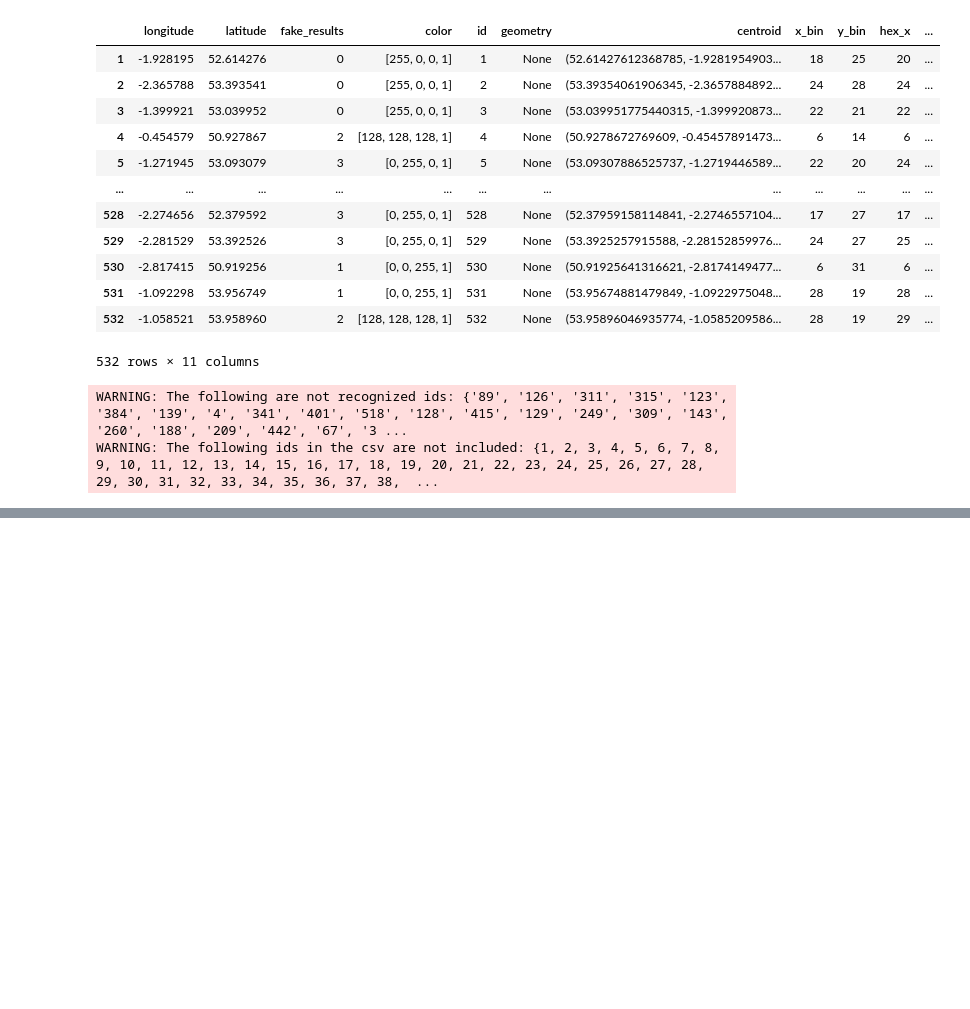
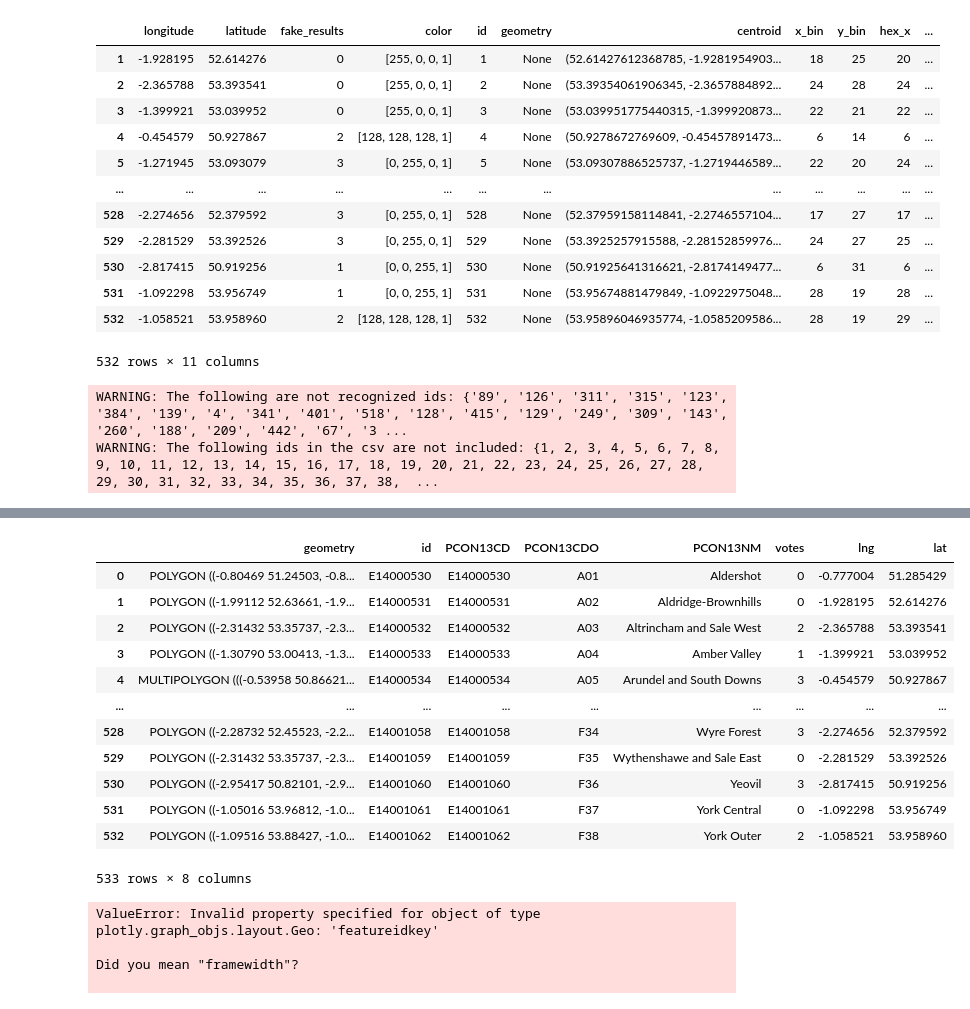
Before and after one commit to willgreen93/UK_election, a Jupyter notebook: interface/interface_new.ipynb, the cells around one changed output, grey strips where cells are left out. Saved outputs shown, nothing was run; the diff lists cells and outputs as text; code cells hidden in the pictures; blank space fills up the shorter version.

```diff
--- a/interface/interface_new.ipynb
+++ b/interface/interface_new.ipynb
@@ -103,0 +145,13 @@ cg.done(save_filename="geo_uk_hex.svg", show=True)
+# %%
+from urllib.request import urlopen
+import json
+import geopandas as gpd
+import pandas as pd
+
+with open("data/England.geojson", "r") as file:
+    data = json.load(file)
+
+gdf = gpd.GeoDataFrame.from_features(data["features"])
+coordinates = gdf.get_coordinates()
+coordinates.columns = ["lng", "lat"]
+centroids = gdf.centroid.to_frame()
@@ -103,0 +160,42 @@ cg.done(save_filename="geo_uk_hex.svg", show=True)
+# %%
+gdf["votes"] = gdf.apply(lambda x: np.random.randint(0, 4), axis=1)
+gdf["lng"] = gdf.centroid.x
+gdf['lat'] = gdf.centroid.y
+gdf
+# %% [output]
+|  | geometry | id | PCON13CD | PCON13CDO | PCON13NM | votes | lng | lat |
+| 0 | POLYGON ((-0.80469 51.24503, -0.8... | E14000530 | E14000530 | A01 | Aldershot | 0 | -0.777004 | 51.285429 |
+| 1 | POLYGON ((-1.99112 52.63661, -1.9... | E14000531 | E14000531 | A02 | Aldridge-Brownhills | 0 | -1.928195 | 52.614276 |
+| 2 | POLYGON ((-2.31432 53.35737, -2.3... | E14000532 | E14000532 | A03 | Altrincham and Sale West | 2 | -2.365788 | 53.393541 |
+| 3 | POLYGON ((-1.30790 53.00413, -1.3... | E14000533 | E14000533 | A04 | Amber Valley | 1 | -1.399921 | 53.039952 |
+| 4 | MULTIPOLYGON (((-0.53958 50.86621... | E14000534 | E14000534 | A05 | Arundel and South Downs | 3 | -0.454579 | 50.927867 |
+| ... | ... | ... | ... | ... | ... | ... | ... | ... |
+| 528 | POLYGON ((-2.28732 52.45523, -2.2... | E14001058 | E14001058 | F34 | Wyre Forest | 3 | -2.274656 | 52.379592 |
+| 529 | POLYGON ((-2.31432 53.35737, -2.3... | E14001059 | E14001059 | F35 | Wythenshawe and Sale East | 0 | -2.281529 | 53.392526 |
+| 530 | POLYGON ((-2.95417 50.82101, -2.9... | E14001060 | E14001060 | F36 | Yeovil | 3 | -2.817415 | 50.919256 |
+| 531 | POLYGON ((-1.05016 53.96812, -1.0... | E14001061 | E14001061 | F37 | York Central | 0 | -1.092298 | 53.956749 |
+| 532 | POLYGON ((-1.09516 53.88427, -1.0... | E14001062 | E14001062 | F38 | York Outer | 2 | -1.058521 | 53.958960 |
+533 rows × 8 columns
+# %%
+
+fig = px.choropleth(gdf,
+                    geojson=gdf,
+                    locations='id',
+                    color='votes',
+                    color_discrete_map={0: 'color1', 1: 'color2', 2: 'color3', 3: 'color4'},  # Specify 4 colors
+                    category_orders={'votes': [0, 1, 2, 3]},  # Specify the order of the colors
+                    labels={'votes': 'Votes'},  # Label for color legend
+                    title='Choropleth Map of Votes',
+                    )
+
+fig.update_geos(featureidkey="properties.id", visible=False)  # Specify featureidkey and set visibility to False
+
+fig.update_layout(geo=dict(center={"lat": 53.5, "lon": -1}, projection_scale=5),  # Adjust center and scale
+                  margin={"r": 0, "t": 0, "l": 0, "b": 0})
+
+fig.show()
+# %% [output]
+ValueError: Invalid property specified for object of type plotly.graph_objs.layout.Geo: 'featureidkey'
+
+Did you mean "framewidth"?
+
```
Also changed, not shown: parts of 8 cells of this notebook, 4 other files.
